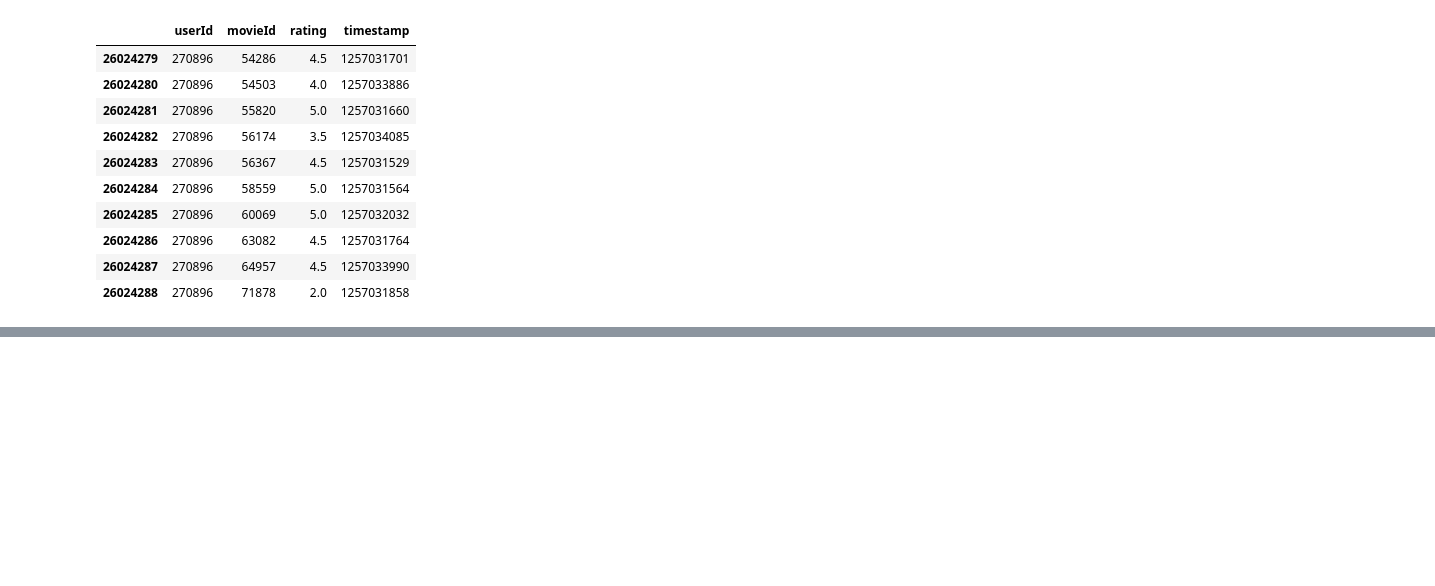
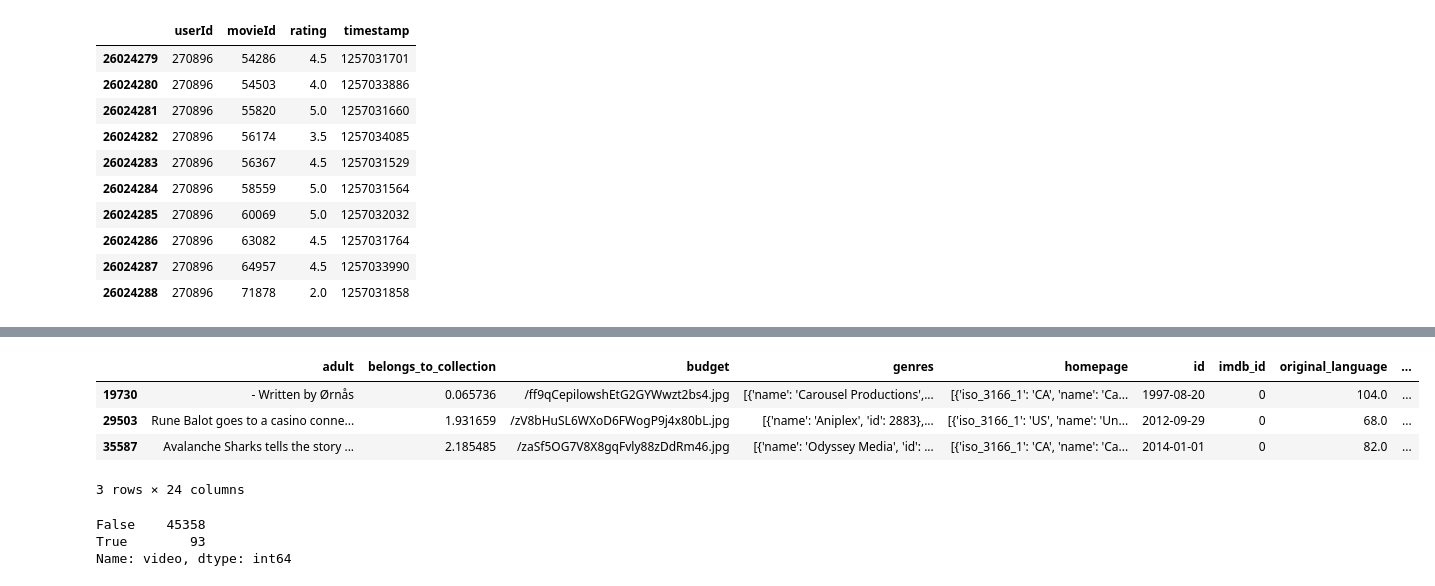
Before and after one commit to dianahcortez/ETL_Movies, a Jupyter notebook: Movielens Extract.ipynb, the cells around one changed output, grey strips where cells are left out. Cells and saved outputs as stored; diff of their text form; code cells hidden in the pictures; blank space fills up the shorter version.

Commit message:
finishing section 8.3.12 movies_metadata

```diff
--- a/Movielens Extract.ipynb
+++ b/Movielens Extract.ipynb
@@ -83,0 +113,8 @@ ratings.sample(10)
+# %%
+movies_metadata[~movies_metadata['adult'].isin(['True','False'])]
+# %% [output]
+|  | adult | belongs_to_collection | budget | genres | homepage | id | imdb_id | original_language | ... |
+| 19730 | - Written by Ørnås | 0.065736 | /ff9qCepilowshEtG2GYWwzt2bs4.jpg | [{'name': 'Carousel Productions',... | [{'iso_3166_1': 'CA', 'name': 'Ca... | 1997-08-20 | 0 | 104.0 | ... |
+| 29503 | Rune Balot goes to a casino conne... | 1.931659 | /zV8bHuSL6WXoD6FWogP9j4x80bL.jpg | [{'name': 'Aniplex', 'id': 2883},... | [{'iso_3166_1': 'US', 'name': 'Un... | 2012-09-29 | 0 | 68.0 | ... |
+| 35587 | Avalanche Sharks tells the story ... | 2.185485 | /zaSf5OG7V8X8gqFvly88zDdRm46.jpg | [{'name': 'Odyssey Media', 'id': ... | [{'iso_3166_1': 'CA', 'name': 'Ca... | 2014-01-01 | 0 | 82.0 | ... |
+3 rows × 24 columns
@@ -83,0 +123,6 @@ ratings.sample(10)
+# %%
+movies_metadata['video'].value_counts()
+# %% [output]
+False    45358
+True        93
+Name: video, dtype: int64
```
Also changed, not shown: parts of 12 cells of this notebook, 1 other file.
